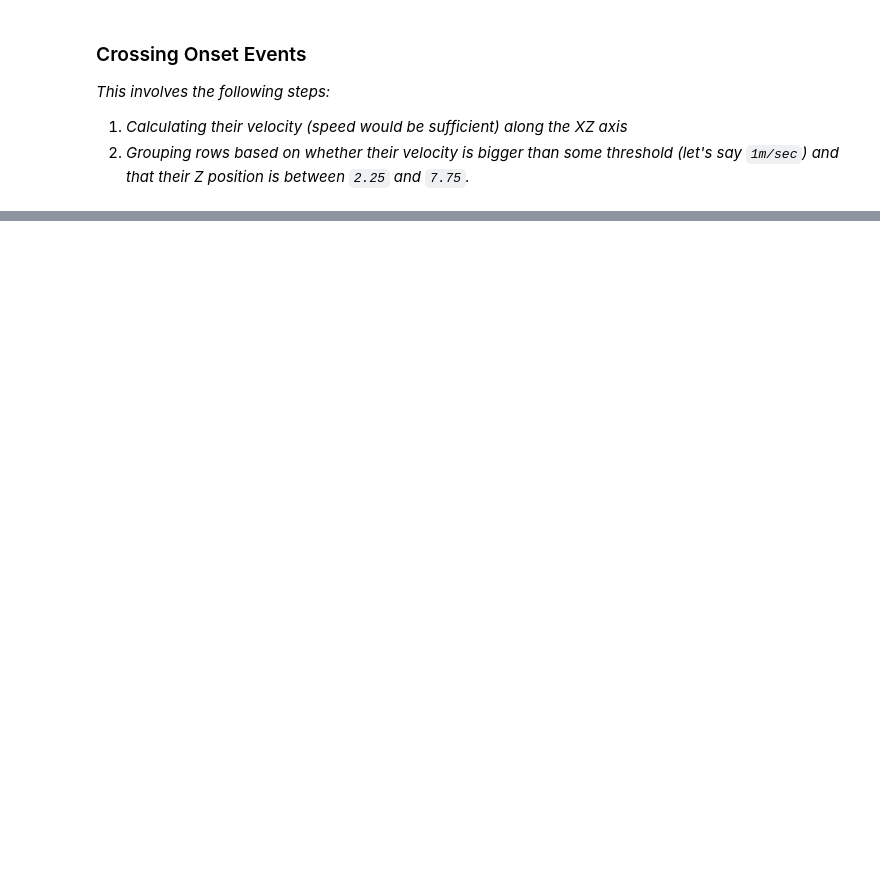
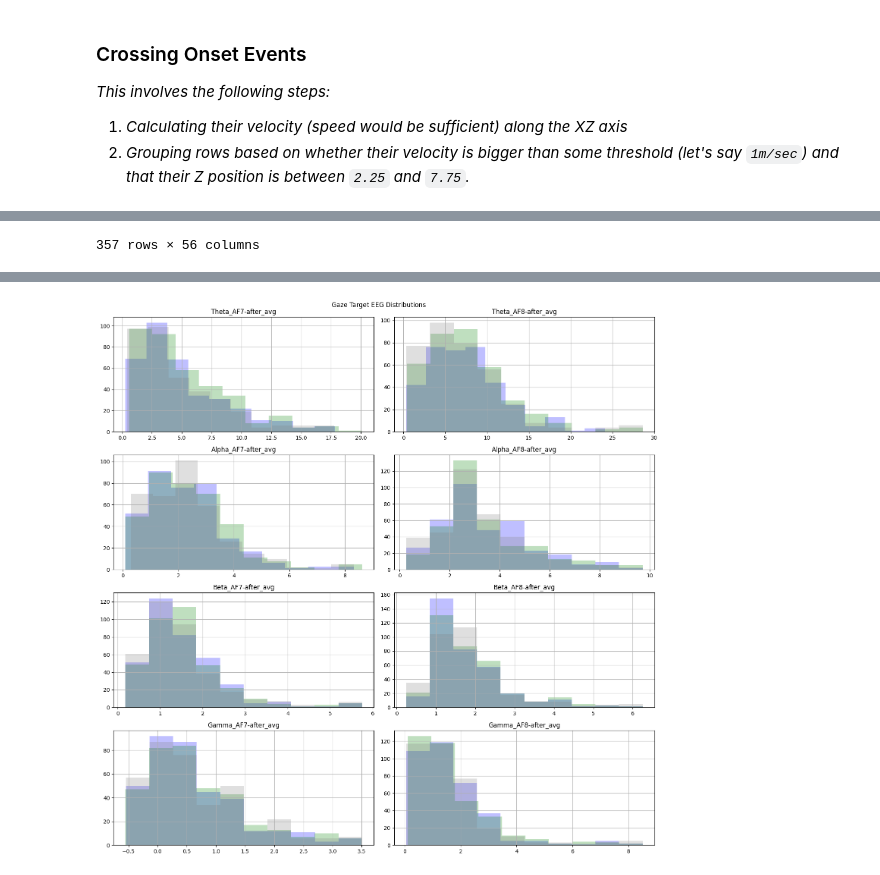
Before and after one commit to SimpleDevs-AR-VR/Meta-Quest-Pro-LensCorrection, a Jupyter notebook: src/streetsim-eeg-gaze.ipynb, the cells around one changed output, grey strips where cells are left out. Cells and saved outputs as stored; diff of their text form; code cells hidden in the pictures; blank space fills up the shorter version.

```diff
--- a/src/streetsim-eeg-gaze.ipynb
+++ b/src/streetsim-eeg-gaze.ipynb
@@ -372,0 +604,75 @@ See the caveats in the documentation: https://pandas.pydata.org/pandas-docs/stab
+# %%
+freq_band_colnames = []
+for freq in _FREQUENCY_BANDS:
+    for electrode in _ELECTRODES:
+        freq_band_colnames.append(f'{freq}_{electrode}')
+
+# Calculate EEG avg and max windows prior, during, and after onset of events
+applied_gaze_df = gaze_df.apply(lambda row: GetGazeWindowEEGs(row, eeg_df, freq_band_colnames), axis='columns', result_type='expand')
+gaze_eeg_df = pd.concat([gaze_df, applied_gaze_df], axis='columns')
+gaze_eeg_df.dropna(inplace=True)
+display(gaze_eeg_df)
+
+# Let's test for normality via a simple test
+for col in freq_band_colnames:
+    prior_colname = f"{col}-prior_avg"
+    prior_x = gaze_eeg_df[prior_colname]
+    prior_res = stats.normaltest(prior_x)
+
+    during_colname = f"{col}-during_avg"
+    during_x = gaze_eeg_df[during_colname]
+    during_res = stats.normaltest(during_x)
+
+    after_colname = f"{col}-after_avg"
+    after_x = gaze_eeg_df[after_colname]
+    after_res = stats.normaltest(after_x)
+
+    print(f"{col}: NORMALITY")
+    if prior_res.pvalue < 0.05: print("\t*PRIOR:", prior_res)
+    else: print("\tPRIOR:", prior_res)
+    if during_res.pvalue < 0.05: print("\t*DURING:", during_res)
+    else: print("\tDURING:", during_res)
+    if after_res.pvalue < 0.05: print("\t*AFTER:", after_res)
+    else: print("\tAFTER:", after_res)
+
+# Let's test for normality by putting each band-electrode combo and their variations into a histogram
+fig, ax = plt.subplots(nrows=len(_FREQUENCY_BANDS), ncols=len(_ELECTRODES))
+fig.set_figheight(15)
+fig.set_figwidth(15)
+fig.suptitle(f"Gaze Target EEG Distributions")
+
+for i in range(len(_FREQUENCY_BANDS)):
+    freq = _FREQUENCY_BANDS[i]
+    for j in range(len(_ELECTRODES)):
+        electrode = _ELECTRODES[j]
+        # prior
+        prior_colname = f"{freq}_{electrode}-prior_avg"
+        prior_title = f"{freq} {electrode} - Prior Avg"
+        gaze_eeg_df.hist(
+            column=prior_colname,
+            ax=ax[i,j],
+            color='blue',
+            alpha=0.25
+        )
+        # during
+        during_colname = f"{freq}_{electrode}-during_avg"
+        during_title = f"{freq} {electrode} - During Avg"
+        gaze_eeg_df.hist(
+            column=during_colname,
+            ax=ax[i,j],
+            color='green',
+            alpha=0.25
+        )
+        # after
+        after_colname = f"{freq}_{electrode}-after_avg"
+        after_title = f"{freq} {electrode} - After Avg"
+        gaze_eeg_df.hist(
+            column=after_colname,
+            ax=ax[i,j],
+            color='gray',
+            alpha=0.25
+        )
+
+plt.tight_layout()
+plt.show()
+# %% [output]
@@ -372,0 +691 @@ See the caveats in the documentation: https://pandas.pydata.org/pandas-docs/stab
+357 rows × 56 columns
@@ -372,0 +709 @@ See the caveats in the documentation: https://pandas.pydata.org/pandas-docs/stab
+[figure, added]
```
Also changed, not shown: parts of 28 cells of this notebook.
